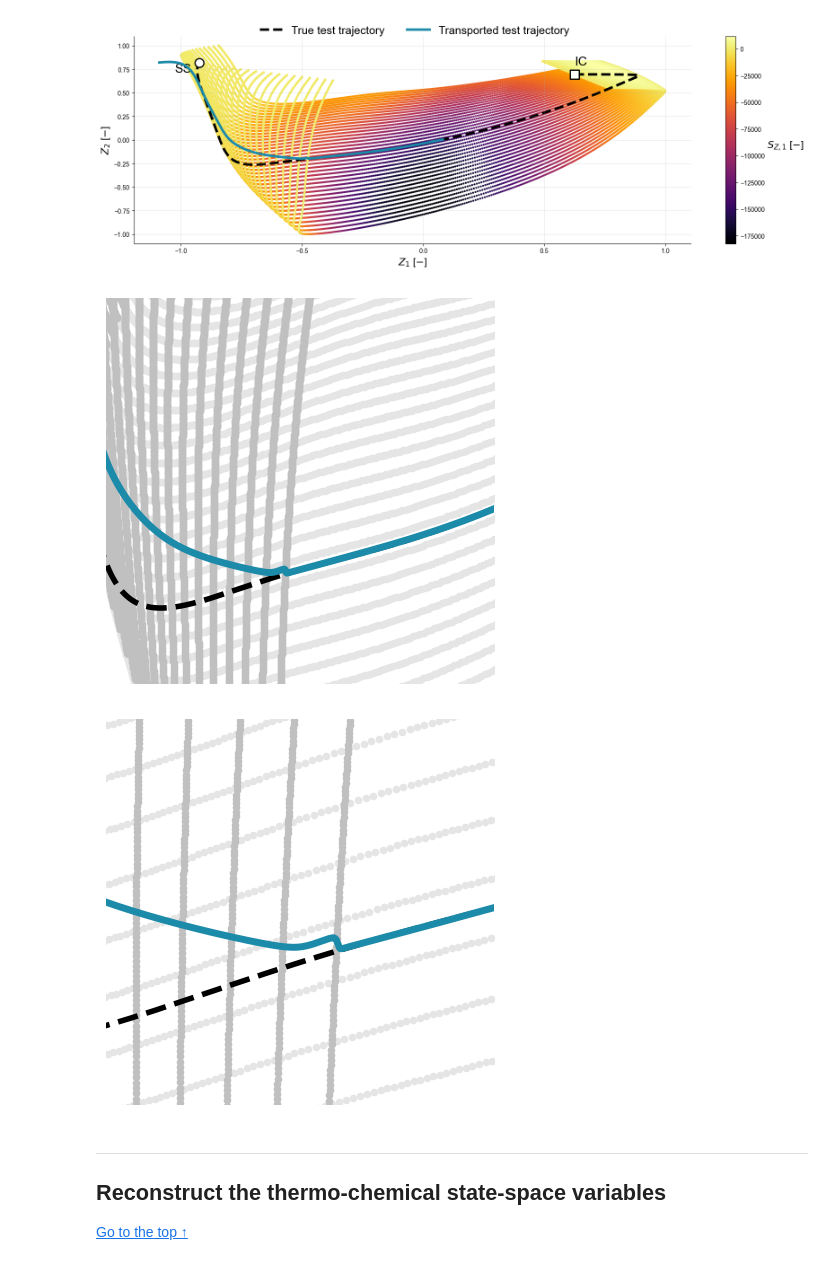
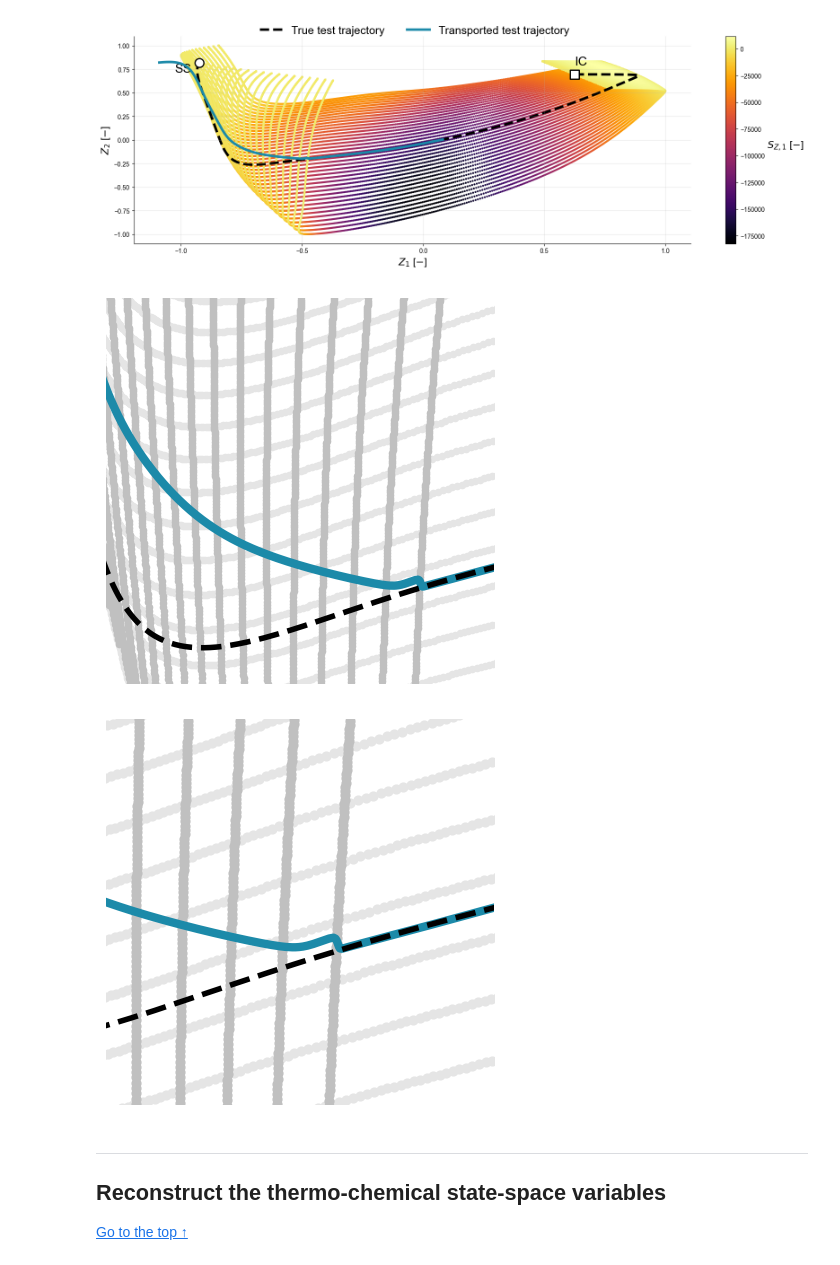
Before and after one commit to kamilazdybal/nonlinear-decoding, a Jupyter notebook: jupyter-notebooks/PCA-zero-dimensional-reactor-ROM.ipynb, the cells around one changed output. Saved outputs shown, nothing was run; the diff lists cells and outputs as text; code cells hidden in the pictures.

```diff
--- a/jupyter-notebooks/PCA-zero-dimensional-reactor-ROM.ipynb
+++ b/jupyter-notebooks/PCA-zero-dimensional-reactor-ROM.ipynb
@@ -285,35 +294,35 @@ plt.legend(fontsize=18, frameon=False, markerscale=3, ncol=2, bbox_to_anchor=(0.
 # %%
 figure = plt.figure(figsize=(5,5))
 spec = figure.add_gridspec(ncols=1, nrows=1, width_ratios=[1], height_ratios=[1])
 scatter_size = 20
 threshold = 10000
 figure_c = figure.add_subplot(spec[0,0])
 plt.scatter(PCs_CS[np.abs(PC_source_terms[:,0])>threshold,0], PCs_CS[np.abs(PC_source_terms[:,0])>threshold,1], c='#e5e5e5', s=scatter_size, zorder=10)
 plt.scatter(PCs_CS[np.abs(PC_source_terms[:,0])<threshold,0], PCs_CS[np.abs(PC_source_terms[:,0])<threshold,1], c='#c0c0c0', s=scatter_size, zorder=20)
-plt.plot(PCs_test_trajectory_CS[:,0], PCs_test_trajectory_CS[:,1], 'k--', zorder=30, lw=4, label='True test trajectory')
-plt.plot(numerical_solution_dnn_model_late_start_CS[:,0], numerical_solution_dnn_model_late_start_CS[:,1], '-', color=color_dnn, lw=5, zorder=100, label='Transported test trajectory')
+plt.plot(PCs_test_trajectory_CS[:,0], PCs_test_trajectory_CS[:,1], 'k--', zorder=40, lw=4, label='True test trajectory')
+plt.plot(numerical_solution_dnn_model_late_start_CS[:,0], numerical_solution_dnn_model_late_start_CS[:,1], '-', color=color_dnn, lw=6, zorder=30, label='Transported test trajectory')
 plt.gca().spines["top"].set_visible(False)
 plt.gca().spines["right"].set_visible(False)
 plt.gca().spines["bottom"].set_visible(False)
 plt.gca().spines["left"].set_visible(False)
 plt.xticks([])
 plt.yticks([])
 plt.axis('equal')
-plt.xlim([-0.8,-0.1])
-plt.ylim([-0.3, 0.2])
+plt.xlim([-0.8,-0.4])
+plt.ylim([-0.2, 0])
 plt.savefig(plot_save_location + 'PCA-ROM.svg', dpi=400, bbox_inches='tight')
 # %% [output]
-[figure, old version]
+[figure, new version]
 # %%
 figure = plt.figure(figsize=(5,5))
 spec = figure.add_gridspec(ncols=1, nrows=1, width_ratios=[1], height_ratios=[1])
-scatter_size = 20
+scatter_size = 40
 threshold = 10000
 figure_c = figure.add_subplot(spec[0,0])
 plt.scatter(PCs_CS[np.abs(PC_source_terms[:,0])>threshold,0], PCs_CS[np.abs(PC_source_terms[:,0])>threshold,1], c='#e5e5e5', s=scatter_size, zorder=10)
 plt.scatter(PCs_CS[np.abs(PC_source_terms[:,0])<threshold,0], PCs_CS[np.abs(PC_source_terms[:,0])<threshold,1], c='#c0c0c0', s=scatter_size, zorder=20)
-plt.plot(PCs_test_trajectory_CS[:,0], PCs_test_trajectory_CS[:,1], 'k--', zorder=30, lw=4, label='True test trajectory')
-plt.plot(numerical_solution_dnn_model_late_start_CS[:,0], numerical_solution_dnn_model_late_start_CS[:,1], '-', color=color_dnn, lw=5, zorder=100, label='Transported test trajectory')
+plt.plot(PCs_test_trajectory_CS[:,0], PCs_test_trajectory_CS[:,1], 'k--', zorder=40, lw=4, label='True test trajectory')
+plt.plot(numerical_solution_dnn_model_late_start_CS[:,0], numerical_solution_dnn_model_late_start_CS[:,1], '-', color=color_dnn, lw=6, zorder=30, label='Transported test trajectory')
 plt.gca().spines["top"].set_visible(False)
 plt.gca().spines["right"].set_visible(False)
 plt.gca().spines["bottom"].set_visible(False)
@@ -325,7 +334,7 @@ plt.xlim([-0.6,-0.4])
 plt.ylim([-0.3, -0.05])
 plt.savefig(plot_save_location + 'PCA-ROM-zoom-in.svg', dpi=400, bbox_inches='tight')
 # %% [output]
-[figure, old version]
+[figure, new version]
 # %% [markdown]
 <a id='reconstruct-state-space'></a>
 
```
Also changed, not shown: parts of 6 cells of this notebook, 9 other files.
